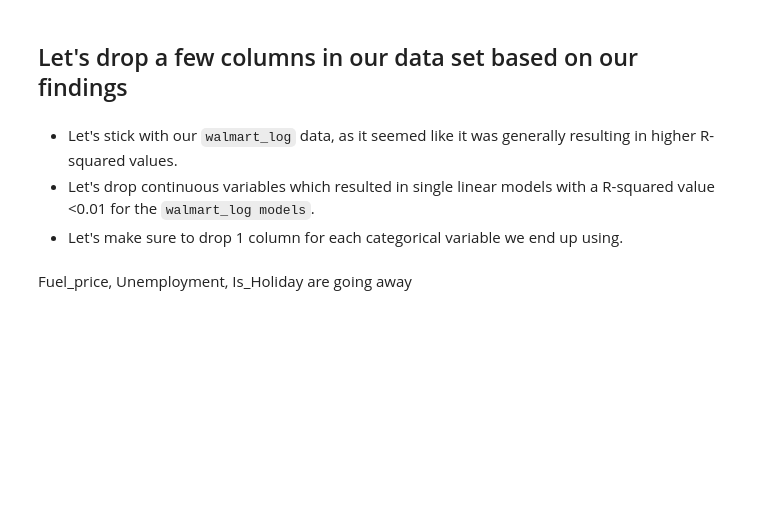
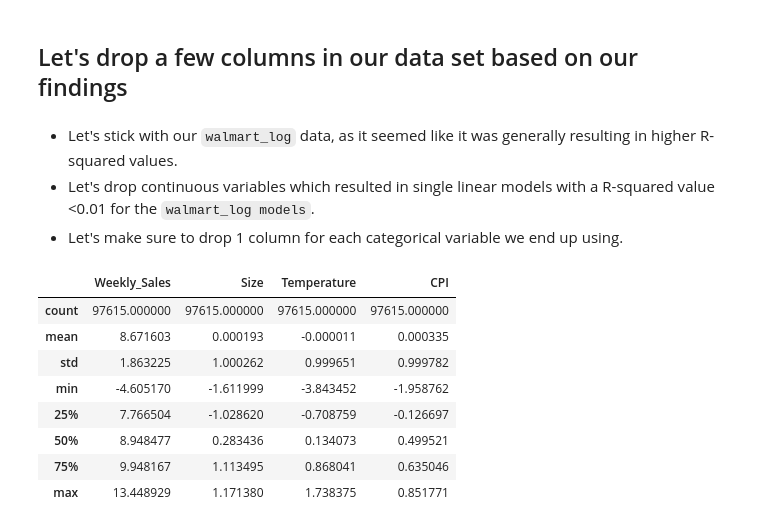
Before and after one commit to learn-co-curriculum/ds-linear-regression-project-axi, a Jupyter notebook: index.ipynb, the cells around one changed output. Drawn from its saved outputs; the diff is of its cells as text; code cells hidden in the pictures; blank space fills up the shorter version.

```diff
--- a/index.ipynb
+++ b/index.ipynb
@@ -354,6 +357,19 @@ Warnings:
 - Let's stick with our `walmart_log` data, as it seemed like it was generally resulting in higher R-squared values.
 - Let's drop continuous variables which resulted in single linear models with a R-squared value <0.01 for the `walmart_log models`.
 - Let's make sure to drop 1 column for each categorical variable we end up using.
-# %% [markdown]
-Fuel_price, Unemployment, Is_Holiday are going away
+# %%
+walmart_final = walmart_log.drop(["Fuel_Price","Unemployment","IsHoliday", "Store_9", "Dept_99","Type_B"], axis=1)
+walmart_final.columns[92:121]
+walmart_final =walmart_final.drop(walmart_final.columns[92:121],axis=1)
+walmart_final.describe()
+# %% [output]
+|  | Weekly_Sales | Size | Temperature | CPI |
+| count | 97615.000000 | 97615.000000 | 97615.000000 | 97615.000000 |
+| mean | 8.671603 | 0.000193 | -0.000011 | 0.000335 |
+| std | 1.863225 | 1.000262 | 0.999651 | 0.999782 |
+| min | -4.605170 | -1.611999 | -3.843452 | -1.958762 |
+| 25% | 7.766504 | -1.028620 | -0.708759 | -0.126697 |
+| 50% | 8.948477 | 0.283436 | 0.134073 | 0.499521 |
+| 75% | 9.948167 | 1.113495 | 0.868041 | 0.635046 |
+| max | 13.448929 | 1.171380 | 1.738375 | 0.851771 |
 # %% [markdown]
```
Also changed, not shown: parts of 29 cells of this notebook, 2 other files.
